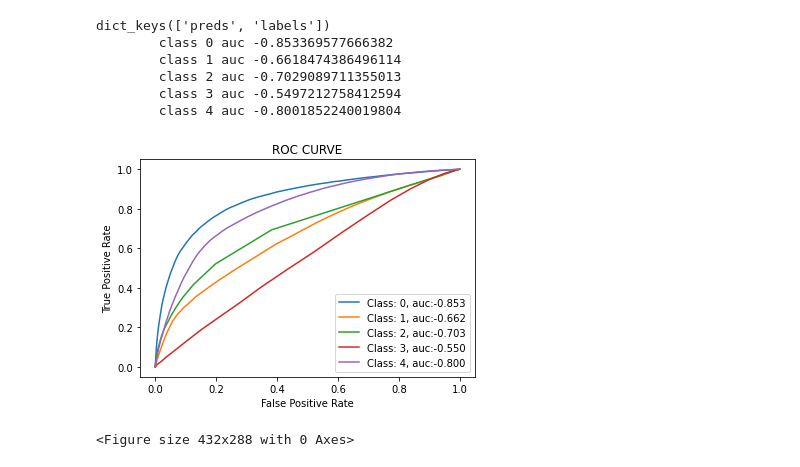
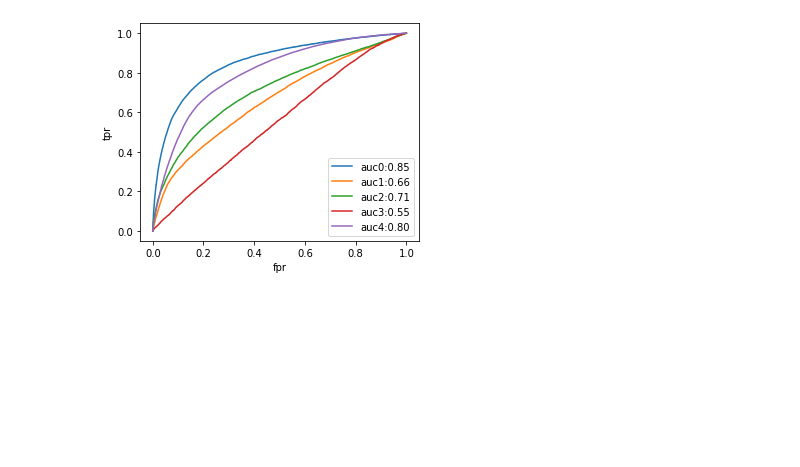
Before and after one commit to gautamHCSCV/Chest-Image-classification, a Jupyter notebook: Test Results/5class Test/Chexpert/ROC.ipynb, the cells around one changed output. Drawn from its saved outputs; the diff is of its cells as text; code cells hidden in the pictures; blank space fills up the shorter version.

```diff
--- a/Test Results/5class Test/Chexpert/ROC.ipynb
+++ b/Test Results/5class Test/Chexpert/ROC.ipynb
@@ -42,18 +26,10 @@ def ROC_plot(y_probas,labels,name = 'loss_acc_roc/roc-chexpert.svg',save=False):
 # %%
 # ExLNet
 with open('roc_pickle_files/exlnet.pkl', 'rb') as f:
     x = pickle.load(f)
-    print(x.keys())
-    ROC_plot(x['preds'],x['labels'])
+    ROC_plot(x)
 # %% [output]
-dict_keys(['preds', 'labels'])
-        class 0 auc -0.853369577666382
-        class 1 auc -0.6618474386496114
-        class 2 auc -0.7029089711355013
-        class 3 auc -0.5497212758412594
-        class 4 auc -0.8001852240019804
-[figure, old version]
+[figure, new version]
-<Figure size 432x288 with 0 Axes>
 # %%
 # Efficientnet
 with open('roc_pickle_files/efficientnet.pkl', 'rb') as f:
```
Also changed, not shown: parts of 8 cells of this notebook.
